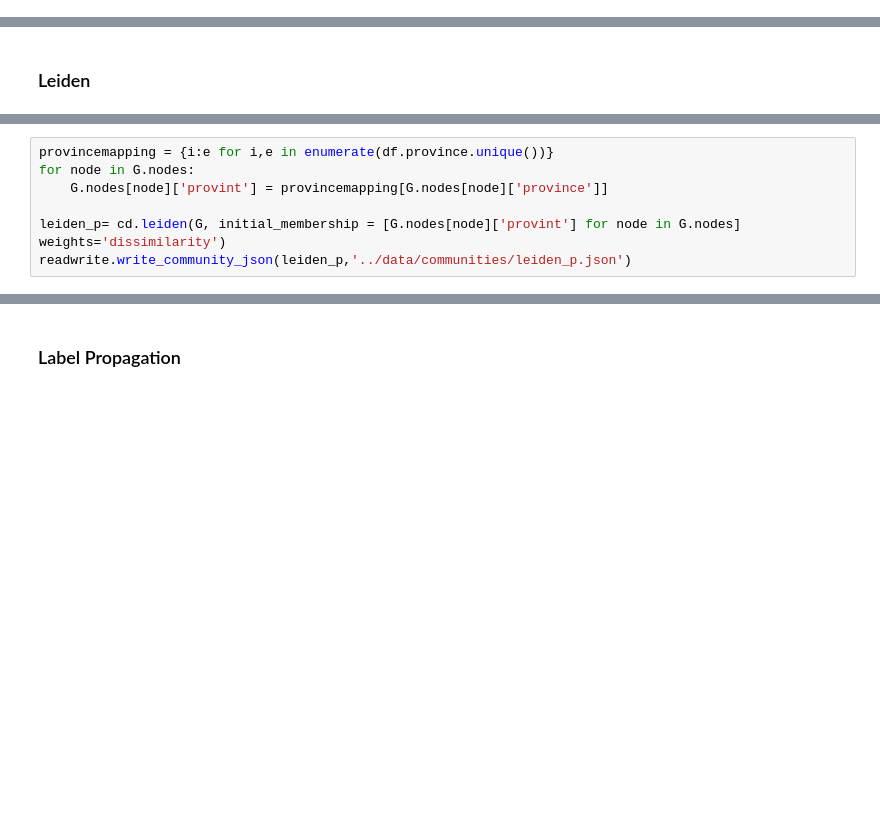
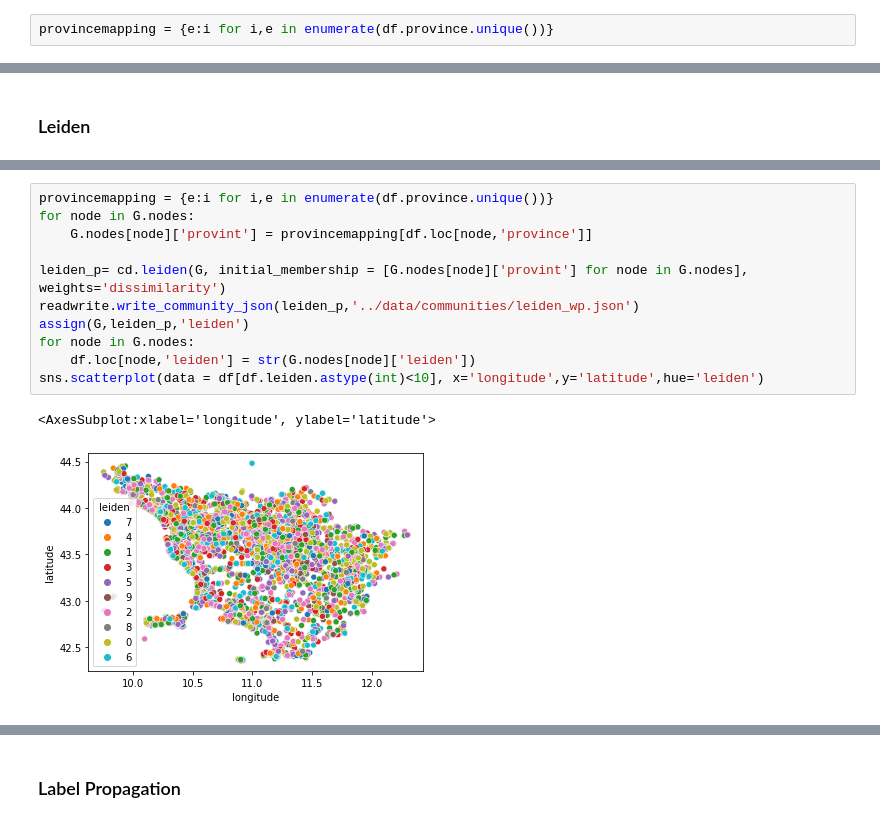
Before and after one commit to carloalbe/TripAdvisor-Tuscany-Restaurant-Social-Network-Analysis, a Jupyter notebook: community_discovery/codes/Static Community Discovery.ipynb, the cells around one changed output, grey strips where cells are left out. Saved outputs shown, nothing was run; the diff lists cells and outputs as text; blank space fills up the shorter version.

```diff
--- a/community_discovery/codes/Static Community Discovery.ipynb
+++ b/community_discovery/codes/Static Community Discovery.ipynb
@@ -135,4 +135,6 @@ sns.scatterplot(data = df, x='longitude',y='latitude',hue='province')
 # %% [output]
 <AxesSubplot:xlabel='longitude', ylabel='latitude'>
 [figure]
+# %%
+provincemapping = {e:i for i,e in enumerate(df.province.unique())}
 # %%
@@ -228,7 +233,14 @@ sns.scatterplot(data = df[df.leiden.astype(int)<10], x='longitude',y='latitude',
 # %%
-provincemapping = {i:e for i,e in enumerate(df.province.unique())}
+provincemapping = {e:i for i,e in enumerate(df.province.unique())}
 for node in G.nodes:
-    G.nodes[node]['provint'] = provincemapping[G.nodes[node]['province']]
+    G.nodes[node]['provint'] = provincemapping[df.loc[node,'province']]
 
-leiden_p= cd.leiden(G, initial_membership = [G.nodes[node]['provint'] for node in G.nodes] weights='dissimilarity')
-readwrite.write_community_json(leiden_p,'../data/communities/leiden_p.json')
+leiden_p= cd.leiden(G, initial_membership = [G.nodes[node]['provint'] for node in G.nodes], weights='dissimilarity')
+readwrite.write_community_json(leiden_p,'../data/communities/leiden_wp.json')
+assign(G,leiden_p,'leiden')
+for node in G.nodes:
+    df.loc[node,'leiden'] = str(G.nodes[node]['leiden'])
+sns.scatterplot(data = df[df.leiden.astype(int)<10], x='longitude',y='latitude',hue='leiden')
+# %% [output]
+<AxesSubplot:xlabel='longitude', ylabel='latitude'>
+[figure, added]
```
Also changed, not shown: parts of 39 cells of this notebook, 18 other files.
